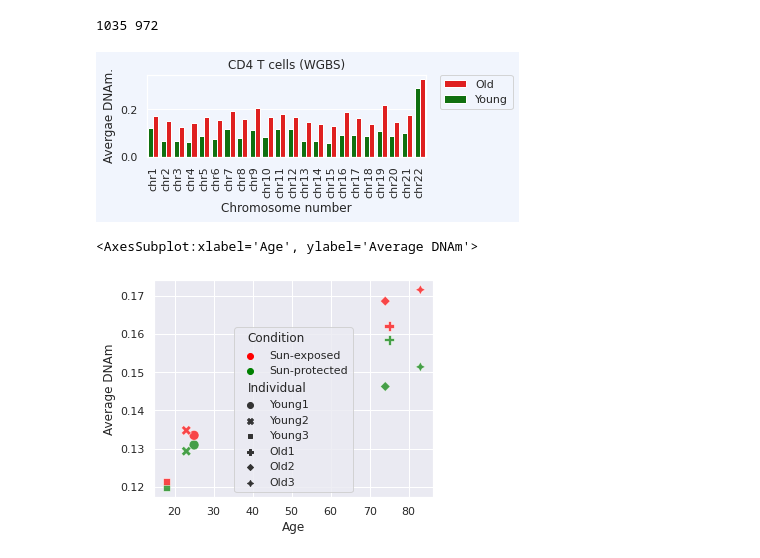
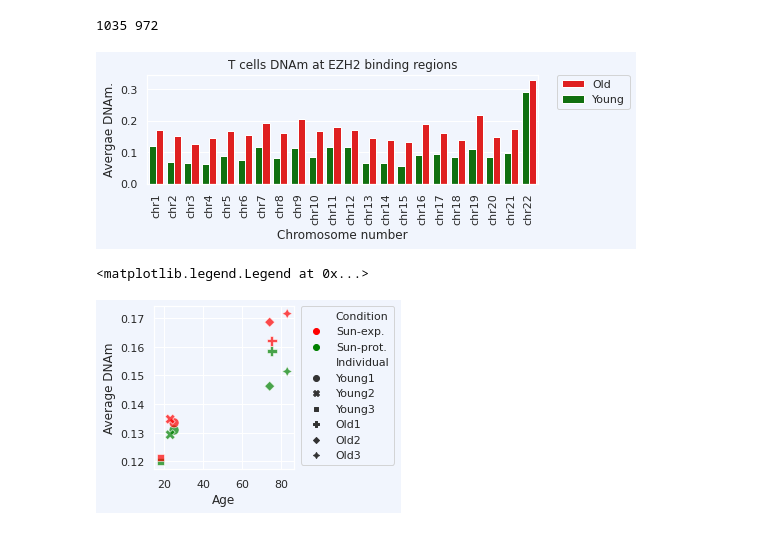
Before and after one commit to moqri/emi, a Jupyter notebook: 03 wg.ipynb, the cells around one changed output. Cells and saved outputs as stored; diff of their text form; code cells hidden in the pictures.

```diff
--- a/03 wg.ipynb
+++ b/03 wg.ipynb
@@ -31,7 +25,16 @@ ValueError: Wrong number of items passed 0, placement implies 1
+# %%
+h.loc[h.ez>=100,'ezg']='High'
+h.loc[(h.ez>=10)&(h.ez<100),'ezg']='Moderate'
+h.loc[(h.ez>=1)&(h.ez<10),'ezg']='Low'
+h.loc[(h.ez<1),'ezg']='Minimal'
 # %%
-sns.set(rc={'figure.figsize':(2,1.5)})
-ax=sns.barplot(data=pl,x='ezg',y='value',hue='T cell',palette=["green", "red"]);
+pl=h[['ezg','ty','to']].melt('ezg')
+pl.columns=['ezg','T cell','value']
+pl['T cell']=pl['T cell'].replace({'ty':'Young','to':'Old'})
+sns.set(rc={'figure.figsize':(3,2)})
+ax=sns.barplot(data=pl,x='ezg',y='value',hue='T cell',palette=["green", "red"],
+               order=['Minimal','Low','Moderate','High']);
 ax.legend_.remove()
-ax.set(xlabel='EZH Binding Level', ylabel='Average DNAm');
+ax.set(xlabel='EZH Binding Level', ylabel='Average DNAm',title='T cells DNAm');
 plt.xticks(rotation=90);
 # %% [output]
@@ -47,7 +50,7 @@ pl['chr']=pl.index
 pl['chn']=pl.chr.str[3:].astype(int)
 pl=pl.sort_values('chn').drop('chn',axis=1)
 pl=pl.melt(id_vars='chr')
-sns.set(rc={'axes.facecolor':'#f1f5fd','figure.facecolor':'#f1f5fd','figure.figsize':(5,1.5)})
+sns.set(rc={'axes.facecolor':'#f1f5fd','figure.facecolor':'#f1f5fd','figure.figsize':(7,2)})
 ax=sns.barplot(data=pl,x='chr',y='value',hue='variable',palette=["green", "red"]);
 labels=['Newborn',
         'Centenarian']
@@ -55,7 +58,7 @@ handles, labels = ax.get_legend_handles_labels()
 ax.legend(handles[::-1], labels[::-1],bbox_to_anchor=(1.05, 1), loc=2, borderaxespad=0.);
 ax.set_xlabel('Chromosome number')#,fontsize=10);
 ax.set_ylabel('Avergae DNAm.')#,fontsize=10);
-ax.set_title('CD4 T cells (WGBS)');#,fontsize=12);
+ax.set_title('T cells DNAm at EZH2 binding regions');#,fontsize=12);
 plt.xticks(rotation=90);
 # %% [output]
-[figure, old version]
+[figure, new version]
@@ -62,20 +74,13 @@ plt.xticks(rotation=90);
 # %%
-sp=['SRR10429'+ i for i in  ['03','06','07','09','11','13']]
-se=['SRR10429'+ i for i in  ['04','05','08','10','12','14']]
-sep=sp+se
-for sn in sep:
-    path='data/meth/s/'+sn+'.bw'
-    bw=pyBigWig.open(path)
-    h[sn]=h.apply(lambda x: bw.stats(x['ch'],x['b'],x['e'],'mean',exact=True)[0],axis=1)
-hz=h[h.ezg=='High']
 p=pd.DataFrame(hz[sep].mean())
 p['age']=[25,23,18,75,74,83]+[25,23,18,75,74,83]
-p['g']= ['Sun-protected']*6+['Sun-exposed']*6
+p['g']= ['Sun-prot.']*6+['Sun-exp.']*6
 p['indivudal']=2*['Young1','Young2','Young3','Old1','Old2','Old3']
 p.columns=['Average DNAm','Age','Condition','Individual']
-fig, ax = plt.subplots(figsize=(5,4))
-sns.scatterplot(data=p,x='Age',y='Average DNAm',hue='Condition',hue_order=['Sun-exposed','Sun-protected'],
+fig, ax = plt.subplots(figsize=(2.5,3))
+sns.scatterplot(data=p,x='Age',y='Average DNAm',hue='Condition',hue_order=['Sun-exp.','Sun-prot.'],
                 palette=['red','green'],markers=True, style='Individual',s=100,alpha=.7)
+plt.legend(bbox_to_anchor=(1.05, 1), loc=2, borderaxespad=0.)
 # %% [output]
-<AxesSubplot:xlabel='Age', ylabel='Average DNAm'>
+<matplotlib.legend.Legend at 0x...>
-[figure, old version]
+[figure, new version]
```
Also changed, not shown: parts of 12 cells of this notebook, 6 other files.
